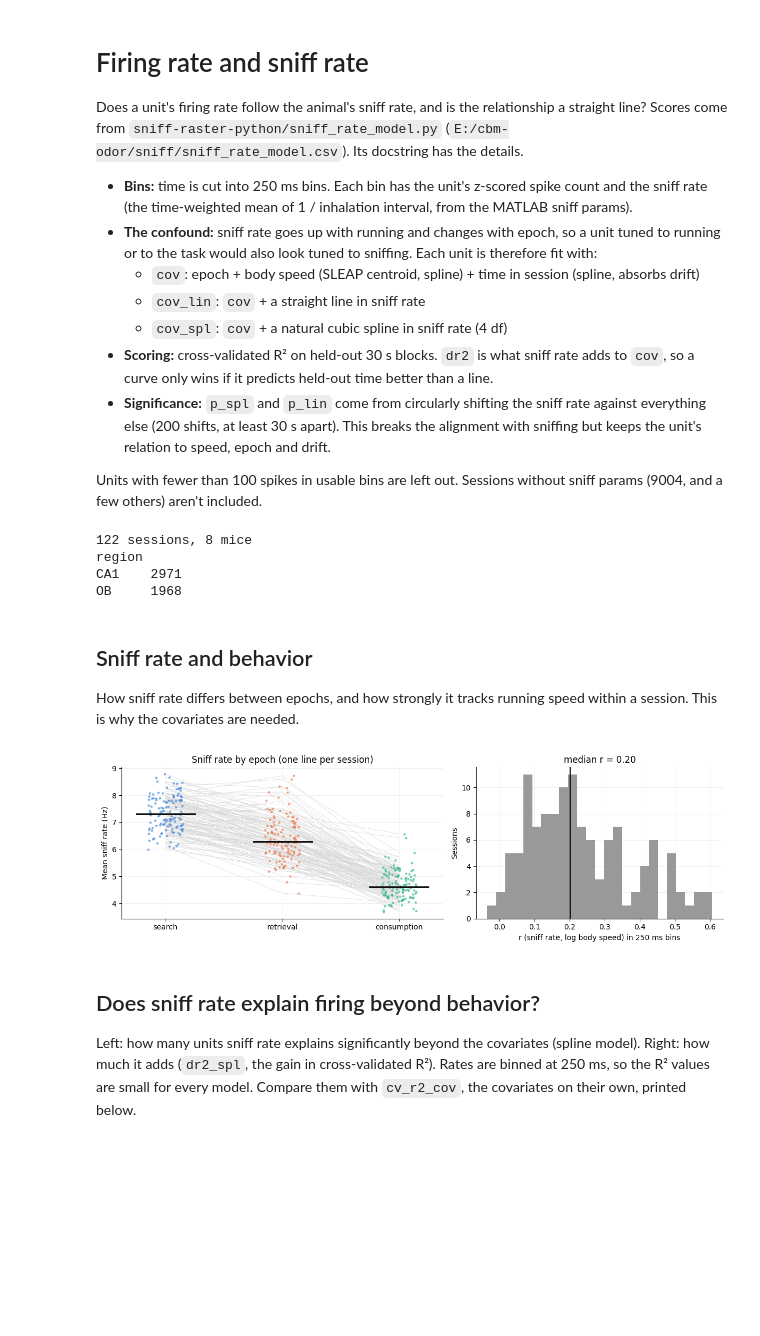
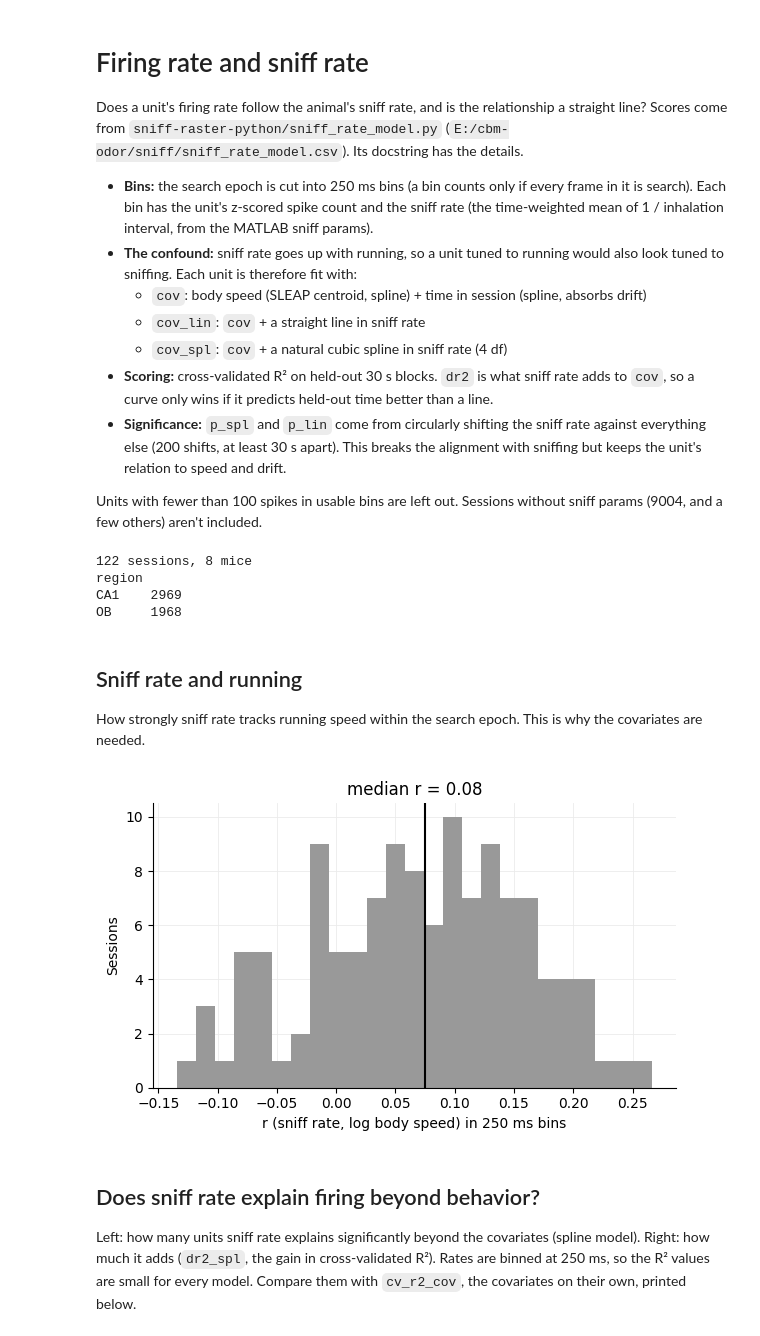
Before and after one commit to nghess/cbm-sniff, a Jupyter notebook: 8_sniff_rate_model.ipynb, the cells around one changed output. Cells and saved outputs as stored; diff of their text form; code cells hidden in the pictures; blank space fills up the shorter version.

```diff
--- a/8_sniff_rate_model.ipynb
+++ b/8_sniff_rate_model.ipynb
@@ -5,18 +5,18 @@ Does a unit's firing rate follow the animal's sniff rate, and is the relationshi
 from `sniff-raster-python/sniff_rate_model.py` (`E:/cbm-odor/sniff/sniff_rate_model.csv`). Its docstring has the
 details.
 
-- **Bins:** time is cut into 250 ms bins. Each bin has the unit's z-scored spike count and the sniff rate (the
+- **Bins:** the search epoch is cut into 250 ms bins (a bin counts only if every frame in it is search). Each bin has the unit's z-scored spike count and the sniff rate (the
   time-weighted mean of 1 / inhalation interval, from the MATLAB sniff params).
-- **The confound:** sniff rate goes up with running and changes with epoch, so a unit tuned to running or to the
-  task would also look tuned to sniffing. Each unit is therefore fit with:
-  - `cov`: epoch + body speed (SLEAP centroid, spline) + time in session (spline, absorbs drift)
+- **The confound:** sniff rate goes up with running, so a unit tuned to running would also look tuned to
+  sniffing. Each unit is therefore fit with:
+  - `cov`: body speed (SLEAP centroid, spline) + time in session (spline, absorbs drift)
   - `cov_lin`: `cov` + a straight line in sniff rate
   - `cov_spl`: `cov` + a natural cubic spline in sniff rate (4 df)
 - **Scoring:** cross-validated R² on held-out 30 s blocks. `dr2` is what sniff rate adds to `cov`, so a curve only
   wins if it predicts held-out time better than a line.
 - **Significance:** `p_spl` and `p_lin` come from circularly shifting the sniff rate against everything else
-  (200 shifts, at least 30 s apart). This breaks the alignment with sniffing but keeps the unit's relation to speed,
-  epoch and drift.
+  (200 shifts, at least 30 s apart). This breaks the alignment with sniffing but keeps the unit's relation to speed and
+  drift.
 
 Units with fewer than 100 spikes in usable bins are left out. Sessions without sniff params (9004, and a few others)
 aren't included.
@@ -28,8 +28,6 @@ from scipy import stats
 
 ROOT = 'E:/cbm-odor/'
 KEYS = ['mouse', 'session', 'region', 'cluster']
-EPOCHS = ['search', 'retrieval', 'consumption']
-EPOCH_COLORS = dict(search='#2a78d6', retrieval='#eb6834', consumption='#1baf7a')
 REGION_COLORS = dict(ob='#2a78d6', hc='#eb6834')
 REGION_NAMES = dict(ob='OB', hc='CA1')
 ALPHA = 0.05
@@ -55,31 +53,21 @@ print(d.groupby('region').size().rename(index=REGION_NAMES).to_string())
 # %% [output]
 122 sessions, 8 mice
 region
-CA1    2971
+CA1    2969
 OB     1968
 # %% [markdown]
-## Sniff rate and behavior
+## Sniff rate and running
 
-How sniff rate differs between epochs, and how strongly it tracks running speed within a session. This is why the
-covariates are needed.
+How strongly sniff rate tracks running speed within the search epoch. This is why the covariates are needed.
 # %%
-fig, axs = plt.subplots(1, 2, figsize=(12, 3.8), gridspec_kw=dict(width_ratios=[1.3, 1]))
-ax = axs[0]
-for k, e in enumerate(EPOCHS):
-    v = sess[f'sniff_hz_{e}']
-    ax.scatter(k + np.random.default_rng(k).uniform(-0.15, 0.15, len(v)), v, s=10, color=EPOCH_COLORS[e], alpha=0.6,
-               linewidths=0)
-    ax.plot([k - 0.25, k + 0.25], [v.median()] * 2, color='k', lw=2)
-for _, s in sess.iterrows():
-    ax.plot(range(3), [s[f'sniff_hz_{e}'] for e in EPOCHS], color='0.85', lw=0.5, zorder=0)
-ax.set(xticks=range(3), xticklabels=EPOCHS, ylabel='Mean sniff rate (Hz)', title='Sniff rate by epoch (one line per session)')
-axs[1].hist(sess['r_sniff_logspeed'], 25, color='0.6')
-axs[1].axvline(sess['r_sniff_logspeed'].median(), color='k', lw=1.5)
-axs[1].set(xlabel='r (sniff rate, log body speed) in 250 ms bins', ylabel='Sessions',
-           title=f"median r = {sess['r_sniff_logspeed'].median():.2f}")
+fig, ax = plt.subplots(figsize=(6, 3.8))
+ax.hist(sess['r_sniff_logspeed'], 25, color='0.6')
+ax.axvline(sess['r_sniff_logspeed'].median(), color='k', lw=1.5)
+ax.set(xlabel='r (sniff rate, log body speed) in 250 ms bins', ylabel='Sessions',
+       title=f"median r = {sess['r_sniff_logspeed'].median():.2f}")
 fig.tight_layout()
 # %% [output]
-[figure, old version]
+[figure, new version]
 # %% [markdown]
 ## Does sniff rate explain firing beyond behavior?
 
```
Also changed, not shown: parts of 9 cells of this notebook, 22 other files.
